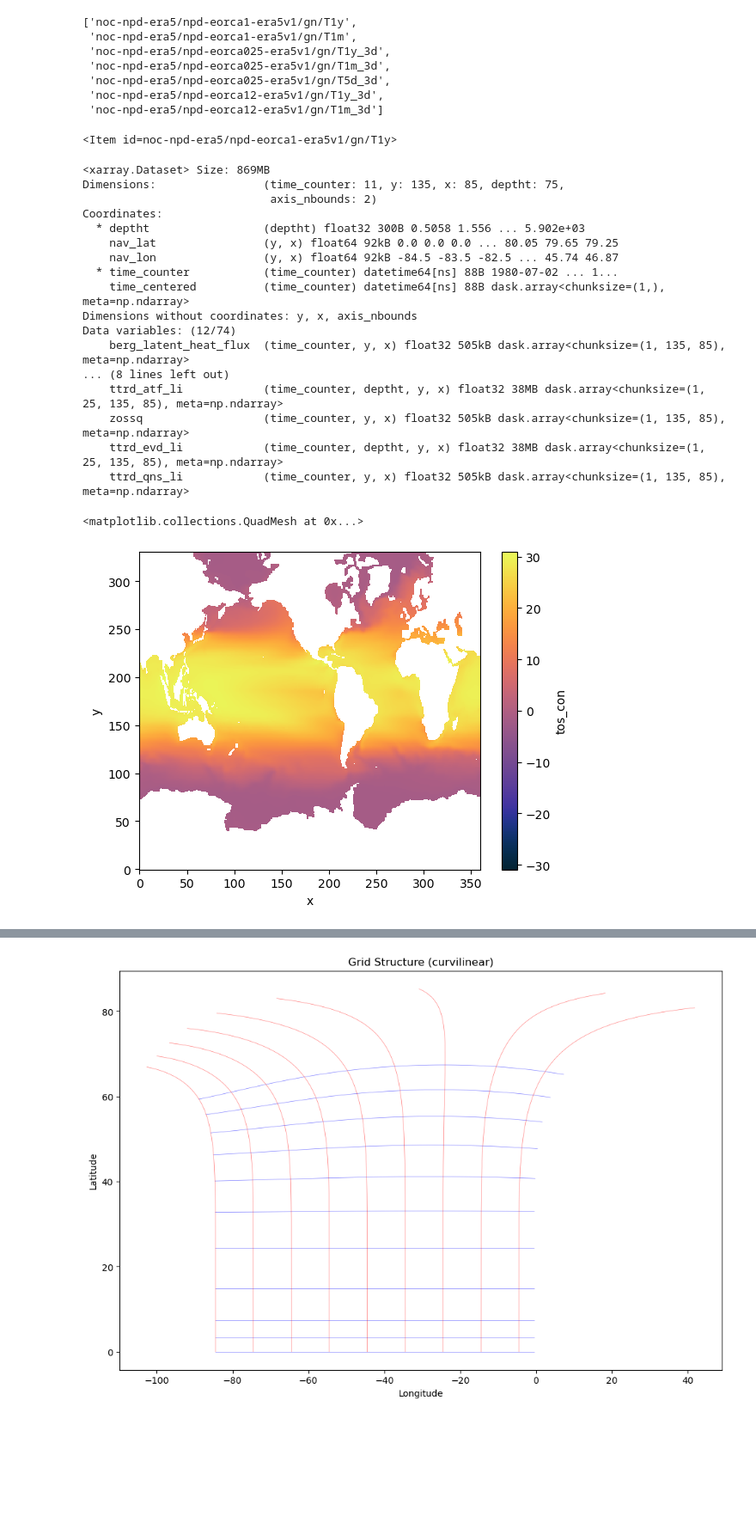
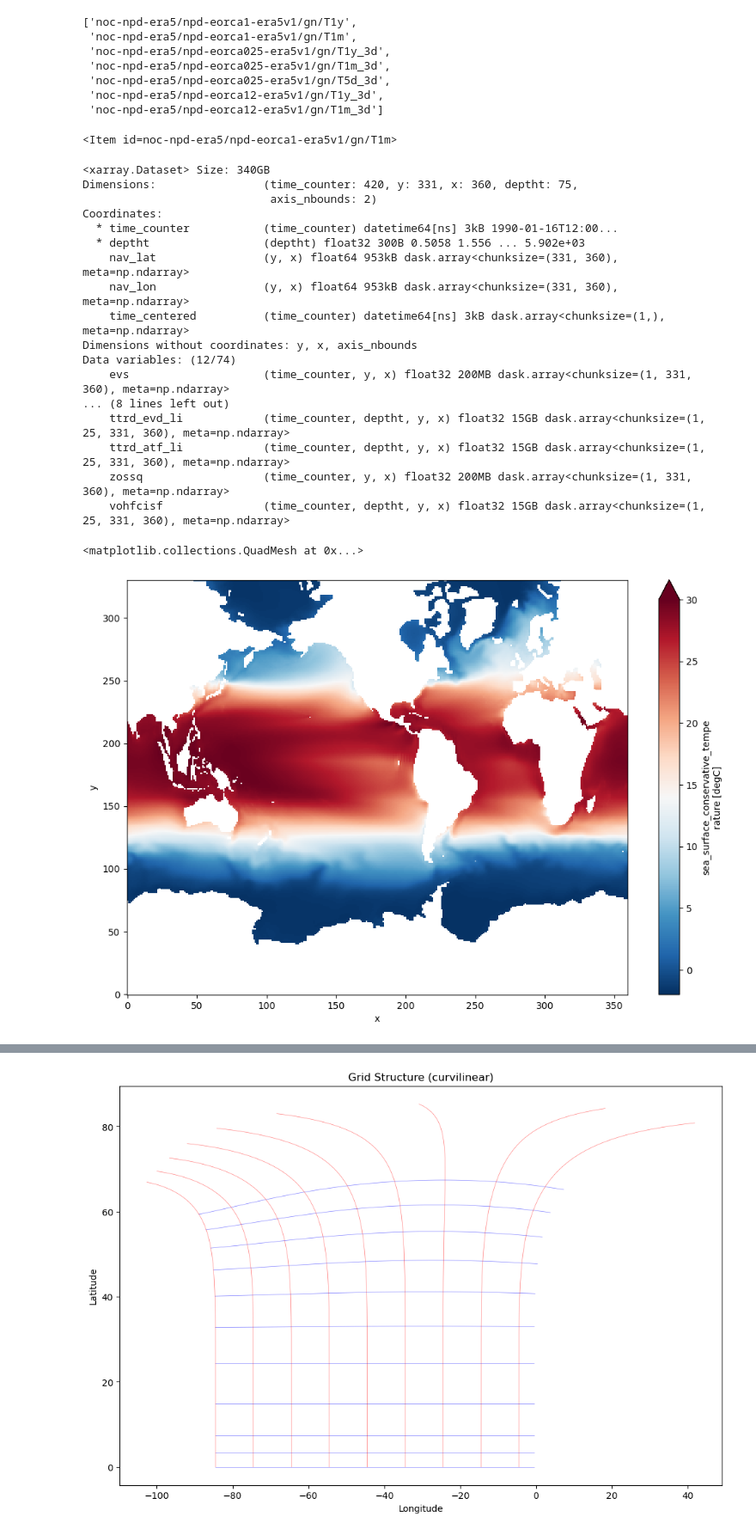
Before and after one commit to Tom-A-H/All-Code-, a Jupyter notebook: First Plots of NA - 1980s.ipynb, the cells around one changed output, grey strips where cells are left out. Shown at 86% size. Saved outputs shown, nothing was run; the diff lists cells and outputs as text; code cells hidden in the pictures; blank space fills up the shorter version.

```diff
--- a/First Plots of NA - 1980s.ipynb
+++ b/First Plots of NA - 1980s.ipynb
@@ -44,38 +44,30 @@ catalog.available_items
  'noc-npd-era5/npd-eorca12-era5v1/gn/T1y_3d',
  'noc-npd-era5/npd-eorca12-era5v1/gn/T1m_3d']
 # %%
-catalog.Items[0]
+catalog.Items[1]
 # %% [output]
-<Item id=noc-npd-era5/npd-eorca1-era5v1/gn/T1y>
+<Item id=noc-npd-era5/npd-eorca1-era5v1/gn/T1m>
 # %%
-ds1 = catalog.open_dataset(id=catalog.Items[0].id,
-                          start_datetime='1980-01',
-                          end_datetime='1990-12',
-                           bbox = (-85.0, 0.0, 0.0, 80.0))
+ds1 = catalog.open_dataset(id=catalog.Items[1].id,
+                          start_datetime='1990-01',
+                          end_datetime='2024-12')
 
 ds1
 # %% [output]
-<xarray.Dataset> Size: 869MB
-Dimensions:                (time_counter: 11, y: 135, x: 85, deptht: 75,
+<xarray.Dataset> Size: 340GB
+Dimensions:                (time_counter: 420, y: 331, x: 360, deptht: 75,
                             axis_nbounds: 2)
 Coordinates:
+  * time_counter           (time_counter) datetime64[ns] 3kB 1990-01-16T12:00...
   * deptht                 (deptht) float32 300B 0.5058 1.556 ... 5.902e+03
-    nav_lat                (y, x) float64 92kB 0.0 0.0 0.0 ... 80.05 79.65 79.25
-    nav_lon                (y, x) float64 92kB -84.5 -83.5 -82.5 ... 45.74 46.87
-  * time_counter           (time_counter) datetime64[ns] 88B 1980-07-02 ... 1...
-    time_centered          (time_counter) datetime64[ns] 88B dask.array<chunksize=(1,), meta=np.ndarray>
+    nav_lat                (y, x) float64 953kB dask.array<chunksize=(331, 360), meta=np.ndarray>
+    nav_lon                (y, x) float64 953kB dask.array<chunksize=(331, 360), meta=np.ndarray>
+    time_centered          (time_counter) datetime64[ns] 3kB dask.array<chunksize=(1,), meta=np.ndarray>
 Dimensions without coordinates: y, x, axis_nbounds
 Data variables: (12/74)
-    berg_latent_heat_flux  (time_counter, y, x) float32 505kB dask.array<chunksize=(1, 135, 85), meta=np.ndarray>
+    evs                    (time_counter, y, x) float32 200MB dask.array<chunksize=(1, 331, 360), meta=np.ndarray>
 ... (8 lines left out)
-    ttrd_atf_li            (time_counter, deptht, y, x) float32 38MB dask.array<chunksize=(1, 25, 135, 85), meta=np.ndarray>
-    zossq                  (time_counter, y, x) float32 505kB dask.array<chunksize=(1, 135, 85), meta=np.ndarray>
-    ttrd_evd_li            (time_counter, deptht, y, x) float32 38MB dask.array<chunksize=(1, 25, 135, 85), meta=np.ndarray>
-    ttrd_qns_li            (time_counter, y, x) float32 505kB dask.array<chunksize=(1, 135, 85), meta=np.ndarray>
+    ttrd_evd_li            (time_counter, deptht, y, x) float32 15GB dask.array<chunksize=(1, 25, 331, 360), meta=np.ndarray>
+    ttrd_atf_li            (time_counter, deptht, y, x) float32 15GB dask.array<chunksize=(1, 25, 331, 360), meta=np.ndarray>
+    zossq                  (time_counter, y, x) float32 200MB dask.array<chunksize=(1, 331, 360), meta=np.ndarray>
+    vohfcisf               (time_counter, deptht, y, x) float32 15GB dask.array<chunksize=(1, 25, 331, 360), meta=np.ndarray>
-# %%
-## First Plot to test - entire map, time averaged between 1980 - 1990
-
-ds1['tos_con'].mean(dim='time_counter').plot(cmap=cmocean.cm.thermal)
-# %% [output]
-<matplotlib.collections.QuadMesh at 0x...>
-[figure, removed]
@@ -89,3 +74,10 @@ ds2 = catalog.open_dataset(id=catalog.Items[0].id,
+# %%
+## Plotting with default method
+
+ds1['tos_con'].mean(dim='time_counter').plot(cmap='RdBu_r', figsize = (12,8), vmin = -2, vmax = 30)
+# %% [output]
+<matplotlib.collections.QuadMesh at 0x...>
+[figure, added]
 # %%
 ## Plotting North Atlantic using cartopy
 
```
Also changed, not shown: parts of 7 cells of this notebook, 23 other files.
